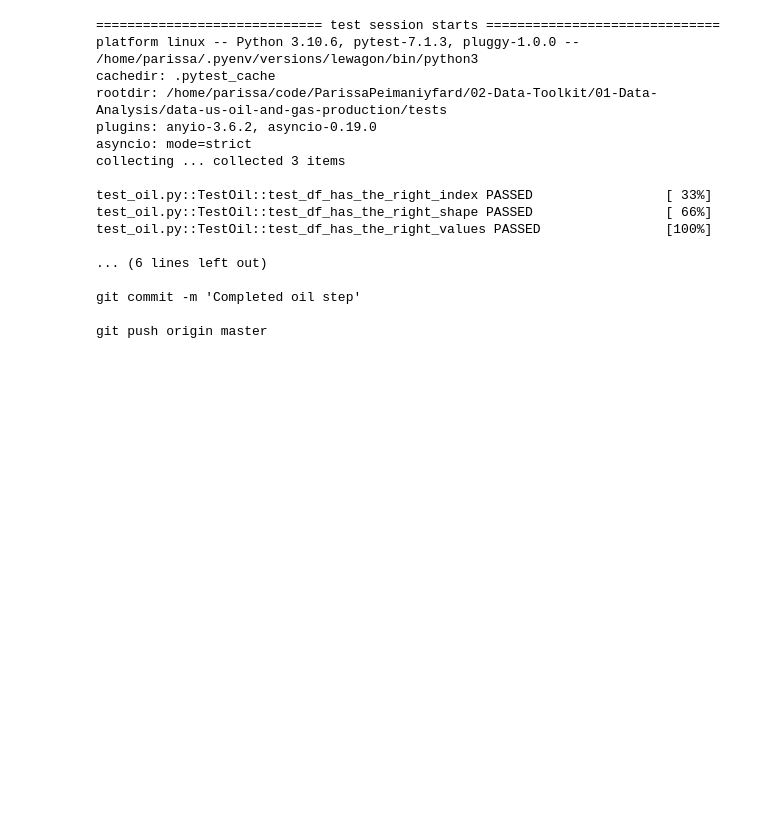
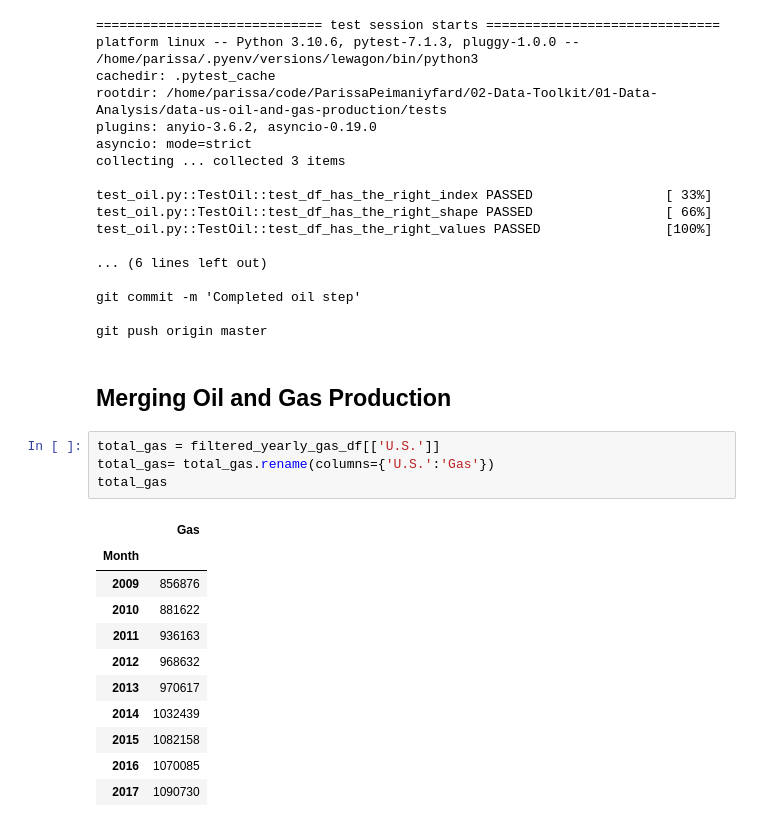
Before and after one commit to ParissaPeimaniyfard/data-us-oil-and-gas-production, a Jupyter notebook: oil_and_gas.ipynb, the cells around one changed output. Cells and saved outputs as stored; diff of their text form; blank space fills up the shorter version.

```diff
--- a/oil_and_gas.ipynb
+++ b/oil_and_gas.ipynb
@@ -437,3 +437,21 @@ test_oil.py::TestOil::test_df_has_the_right_values PASSED                [100%]
 git commit -m 'Completed oil step'
 
 git push origin master
+# %% [markdown]
+## Merging Oil and Gas Production
+# %%
+total_gas = filtered_yearly_gas_df[['U.S.']]
+total_gas= total_gas.rename(columns={'U.S.':'Gas'})
+total_gas
+# %% [output]
+|  | Gas |
+| Month |  |
+| 2009 | 856876 |
+| 2010 | 881622 |
+| 2011 | 936163 |
+| 2012 | 968632 |
+| 2013 | 970617 |
+| 2014 | 1032439 |
+| 2015 | 1082158 |
+| 2016 | 1070085 |
+| 2017 | 1090730 |
```
Also changed, not shown: parts of 5 cells of this notebook, 1 other file.
